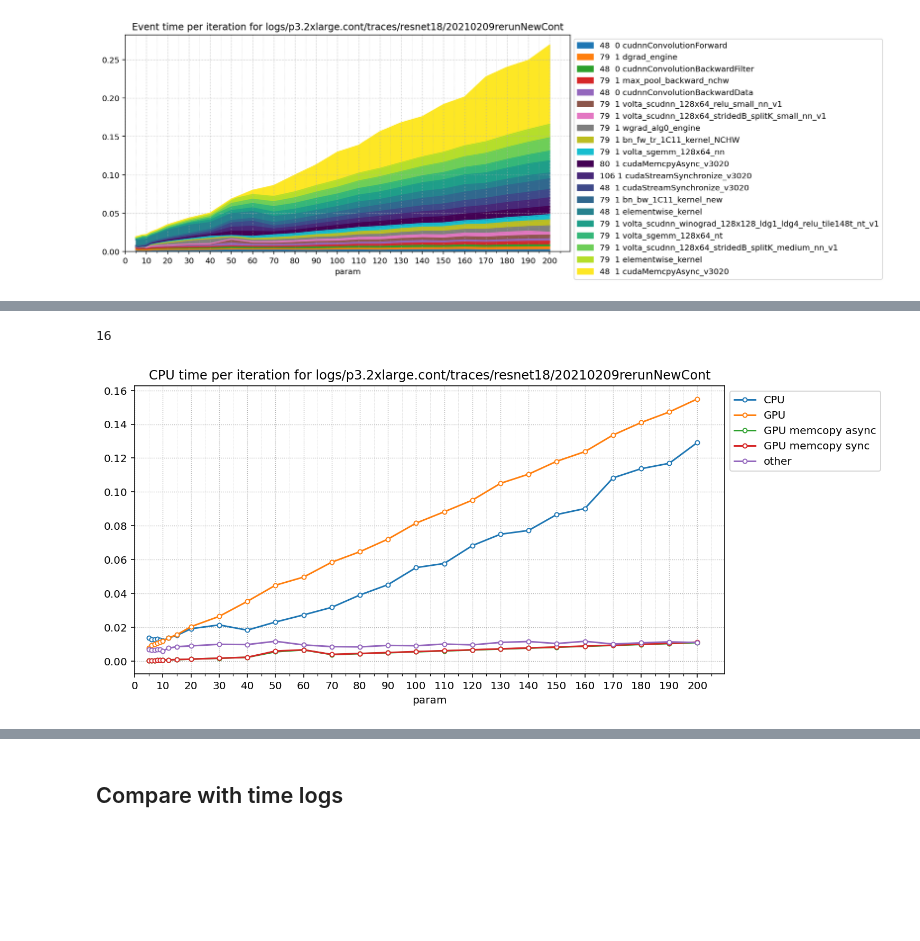
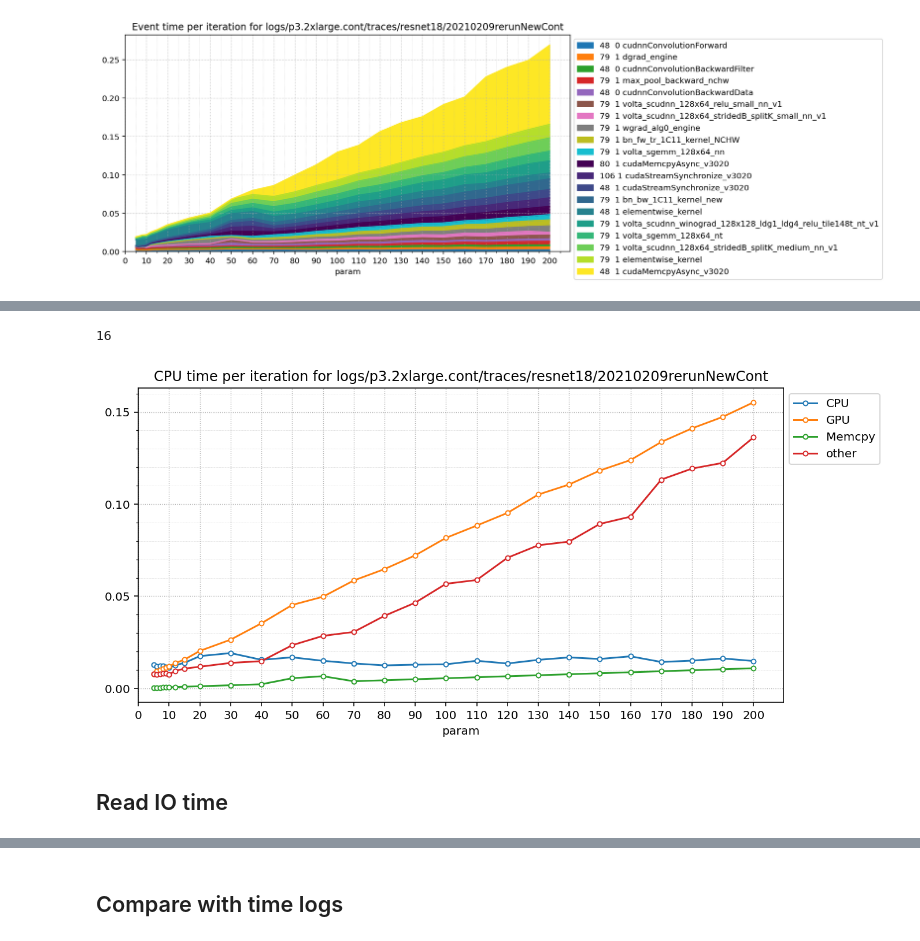
Before and after one commit to pyotr777/nsystraceparser, a Jupyter notebook: aggregateTimeFromMultipleTraces-PytorchResnet18V100.ipynb, the cells around one changed output, grey strips where cells are left out. Saved outputs shown, nothing was run; the diff lists cells and outputs as text; code cells hidden in the pictures; blank space fills up the shorter version.

```diff
--- a/aggregateTimeFromMultipleTraces-PytorchResnet18V100.ipynb
+++ b/aggregateTimeFromMultipleTraces-PytorchResnet18V100.ipynb
@@ -231,15 +231,16 @@ def sortEvents(times):
     times.loc[:,'kind'] = 'other'
 
     mask1 = (times['GPU side']==True)
-    mask2 = (times['Type']==106)
-    mask3 = (times['Type']==80)
-    times.loc[mask1 & mask2,'kind'] = 'GPU memcopy sync'
-    times.loc[mask1 & mask3, 'kind'] = 'GPU memcopy async'
-    times.loc[mask1 & ~(mask2 | mask3), 'kind'] = 'GPU'
-
-
+#     mask2 = (times['Type']==106)
+#     mask3 = (times['Type']==80)
     mask4 = (times['corrID']!=0)
+    mask5a = (times['name'].str.contains('cudaMemcpyAsync'))
+    mask5b = (times['name'].str.contains('cudaStreamSynchronize'))
+    mask5c = (times['name'].str.contains('cudaMemsetAsync'))
     times.loc[~mask1 & mask4, 'kind'] = 'CPU'
+    times.loc[mask1 & ~(mask5a | mask5b | mask5c), 'kind'] = 'GPU'
+    times.loc[mask1 & (mask5a | mask5c), 'kind'] = "Memcpy"
+    times.loc[~mask1 & (mask5a | mask5b | mask5c), 'kind'] = 'other'
     return times
 
 
@@ -249,11 +250,30 @@ def sortEvents(times):
 #     times = times[~(mask1)]
 
 
+memcpy = longtimes[(longtimes['name'].str.contains('cudaMemcpyAsync')) | (longtimes['name'].str.contains('cudaStreamSynchronize'))].copy()
+display(memcpy)
 
 times  = longtimes.copy()
+# Drop MEMCPY operations
 times = sortEvents(times)
 ignorecolumns = ['start','end','corrID']
-display(times.head())
+# display(times.head())
+# Inspect "other" group
+
+
+print("Memcpy")
+memcpy =times[(times['kind']=='Memcpy')]
+display( memcpy[memcpy['param']==200])
+print(memcpy['name'].unique())
+
+print('other')
+other = times[times['kind']=='other']
+display(other)
+print(other['name'].unique())
+
+print('corrID 33934')
+display(times[times['corrID']==33934])
+
 times = times.drop(ignorecolumns,axis=1)
 times = times.groupby(['param','kind','iteration']).agg('sum').reset_index(drop=False)
 times = times.groupby(['param','kind']).agg('mean').reset_index(drop=False)
@@ -287,26 +356,29 @@ display(times)
 # %%
 df_ = times.copy()
 # df_ = df_.sort_values(['total'],ascending=False).head(16)
 # df_.drop(['total'],axis=1,inplace=True)
 
 
 fig,ax = plt.subplots(figsize=(10,5),dpi=144)
 col1 = getColorList('viridis',n=6)
 col2 = getColorList('tab10',n=10)
 # col3 = getColorList('tab20c',n=20)
 colors = col2 + col1
 N = len(colors)
 print(N)
 cmap = matplotlib.colors.LinearSegmentedColormap.from_list("combined", colors, N=N)
 # df_.sort_values([200]).T.plot.area(cmap=cmap,ax=ax)
 df_.T.plot(marker='o', ms=4, mfc='white', ax=ax)
 ax.set_xlim(0,None)
 ax.xaxis.set_major_locator(MultipleLocator(10))
-ax.xaxis.set_minor_locator(MultipleLocator(5))
+ax.yaxis.set_major_locator(MultipleLocator(0.05))
+ax.yaxis.set_minor_locator(MultipleLocator(0.01))
 ax.grid(ls=':', lw=0.7)
 ax.grid(ls=':', lw=0.3, which='minor')
 ax.set_title("CPU time per iteration for {}".format(logdir))
 leg = ax.legend(ncol=1, loc='upper left', bbox_to_anchor=(1,1))
 # %% [output]
 16
-[figure, old version]
+[figure, new version]
+# %% [markdown]
+## Read IO time
```
Also changed, not shown: parts of 10 cells of this notebook, 2 other files.
